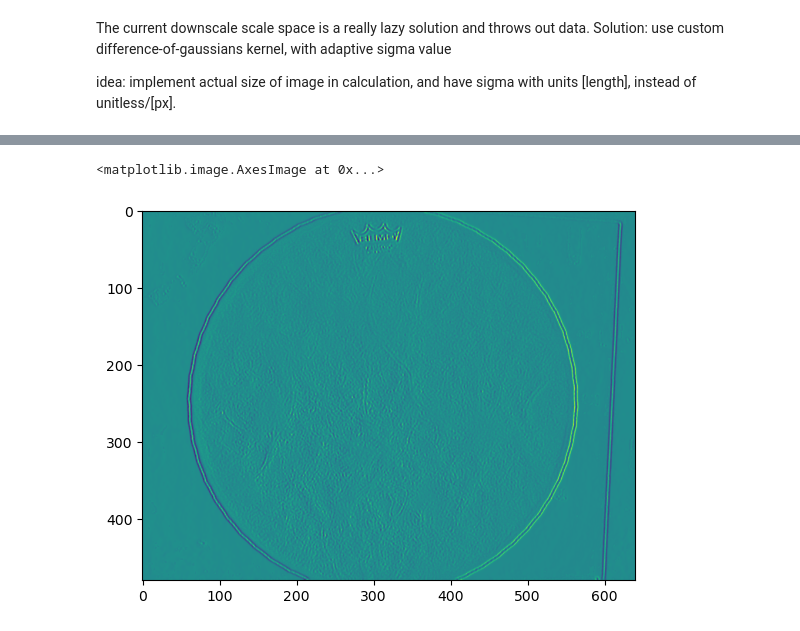
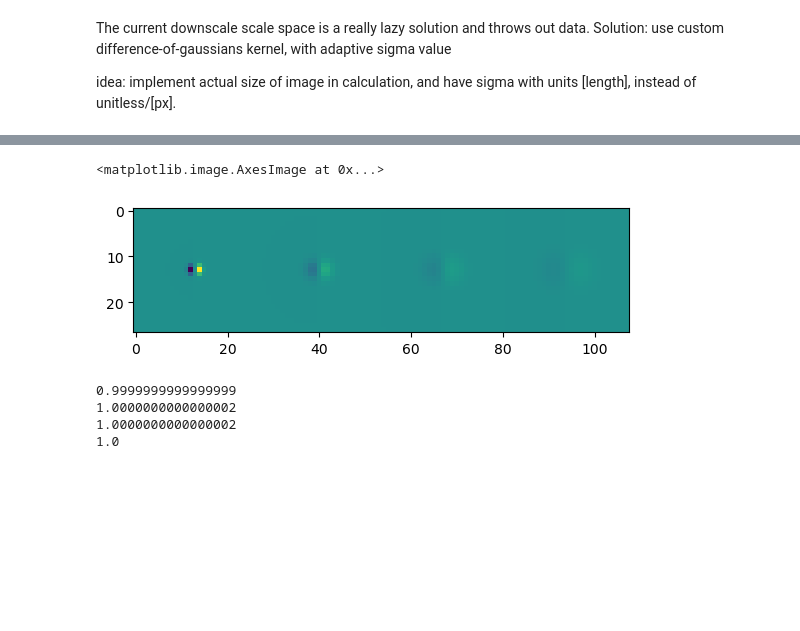
Before and after one commit to wernst24/bobdiffusion, a Jupyter notebook: correct_scale_space.ipynb, the cells around one changed output, grey strips where cells are left out. Saved outputs shown, nothing was run; the diff lists cells and outputs as text; code cells hidden in the pictures; blank space fills up the shorter version.

```diff
--- a/correct_scale_space.ipynb
+++ b/correct_scale_space.ipynb
@@ -86,5 +34,15 @@ plt.imshow(images[3])
-# %%
-plt.imshow(images[3]/np.abs(images[3]).mean() - images[1]/np.abs(images[1]).mean())
-# %% [output]
-<matplotlib.image.AxesImage at 0x...>
-[figure, removed]
+# %%
+ddx, _ = generate_ddx_gaussian_kernels(sigma=3, kernel_radius=9)
+kernels = [generate_ddx_gaussian_kernels(sigma=i, kernel_radius=13)[0] for i in range(1, 5)]
+plt.imshow(cv.hconcat(kernels))
+# %% [output]
+<matplotlib.image.AxesImage at 0x...>
+[figure, added]
+# %%
+for kernel in kernels:
+    print(np.abs(kernel).sum())
+# %% [output]
+0.9999999999999999
+1.0000000000000002
+1.0000000000000002
+1.0
```
Also changed, not shown: parts of 9 cells of this notebook, 2 other files.
